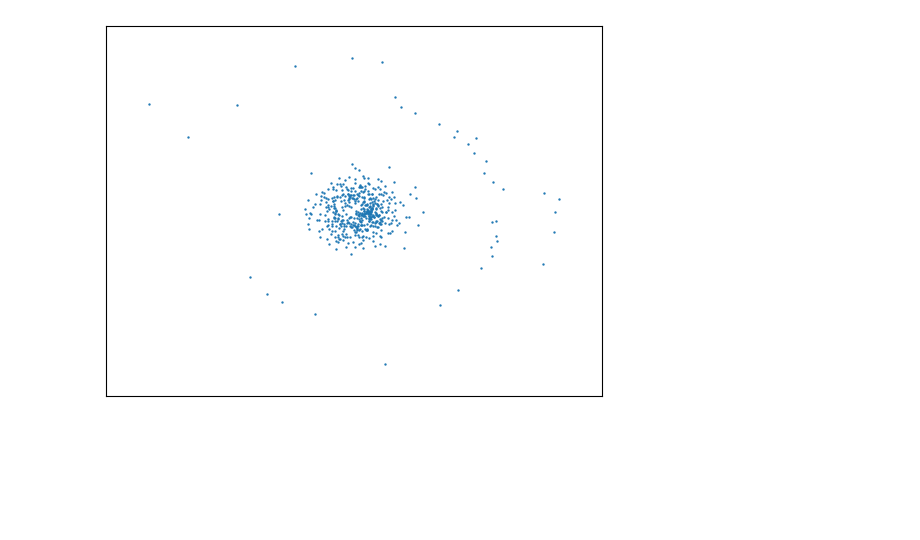
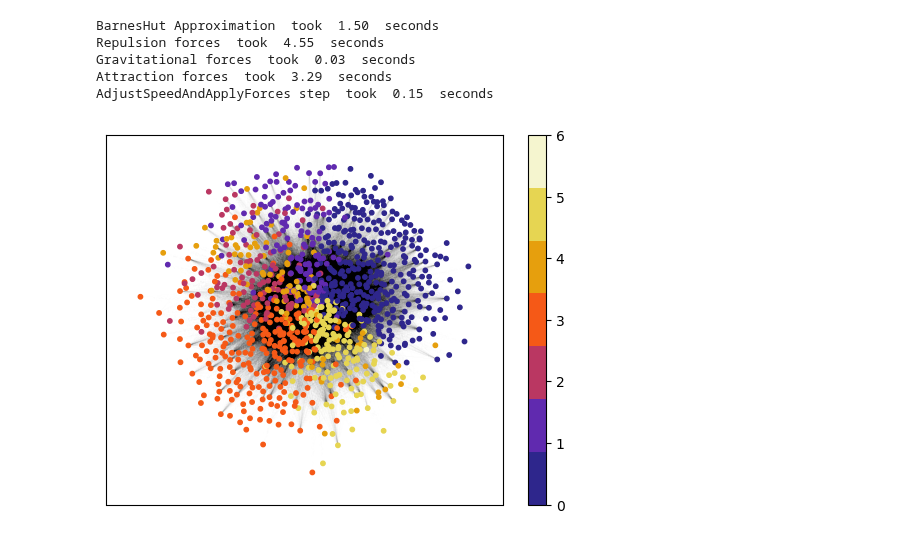
Before and after one commit to epfl-ada/ada-2022-project-adamantiumforgers, a Jupyter notebook: large_clustering_fix.ipynb, the cells around one changed output. Cells and saved outputs as stored; diff of their text form; code cells hidden in the pictures; blank space fills up the shorter version.

```diff
--- a/large_clustering_fix.ipynb
+++ b/large_clustering_fix.ipynb
@@ -113,7 +144,50 @@ display(louvain_communities[5])
-# %%
-nx.draw_networkx(sub_G, pos=posses, with_labels=False, width=0,node_size=0.5)
-# %% [output]
-[figure, removed]
+# %%
+#louvain_communities[0], louvain_communities[1] = louvain_communities[1], louvain_communities[0]
+mapping = {}
+for i, l in enumerate(louvain_communities):
+    list_ = list(l)
+    list_.sort()
+    for elem in list_:
+        mapping[elem] =i
+
+for n in sub_G.nodes:
+    sub_G.nodes[n]["louvain"] = mapping[n]
+
+
+cols = ['orange', 'blue', 'black', 'red', 'green', 'pink']
+
+
+
+#print(mapping)
+# %%
+#pos = nx.shell_layout(sub_G)
+pos_dict ={0: (0,0), 1: (-100, 0), 2: (-150, 0), 3: (-200, -100), 4:(-100 ,-100),5:(0, -100), 6:(-100, -100) }
+pos ={x : pos_dict.get(sub_G.nodes[x]["louvain"]) for x in sub_G.nodes}
+# %%
+forceatlas2 = ForceAtlas2(gravity=0.0002)
+posses = forceatlas2.forceatlas2_networkx_layout(sub_G,iterations=1000, pos=pos)
+# %% [output]
+BarnesHut Approximation  took  1.50  seconds
+Repulsion forces  took  4.55  seconds
+Gravitational forces  took  0.03  seconds
+Attraction forces  took  3.29  seconds
+AdjustSpeedAndApplyForces step  took  0.15  seconds
+# %%
+import cmasher as cmr
+cmap = cmr.get_sub_cmap('CMRmap', 0.15, 0.95, N=len(louvain_communities))
+# %%
+
+nc = nx.draw_networkx_nodes(sub_G, pos=posses, node_size=10, node_color=[sub_G.nodes[n]["louvain"] for n in sub_G.nodes], cmap=cmap)
+ec = nx.draw_networkx_edges(sub_G, pos=posses, width=0.0005)
+#nx.draw_networkx_labels(sub_G, pos=posses)
+#nx.draw_networkx(sub_G, pos=posses, with_labels=False, width=0,node_size=0.5, node_color=[sub_G.nodes[n]["louvain"] for n in sub_G.nodes], cmap=plt.cm.bwr)
+
+#cb = plt.colorbar(nc, ticks=[0,1,2,3,4])
+cb = plt.colorbar(nc)
+
+#yt = cb.ax.set_yticklabels(['Left', 'Leaning left','Random', 'White House + conspiratists', 'Far right'])
+# %% [output]
+[figure, added]
 # %%
 a0 =list(louvain_communities[0])
 a1 =list(louvain_communities[1])
```
Also changed, not shown: parts of 20 cells of this notebook.
